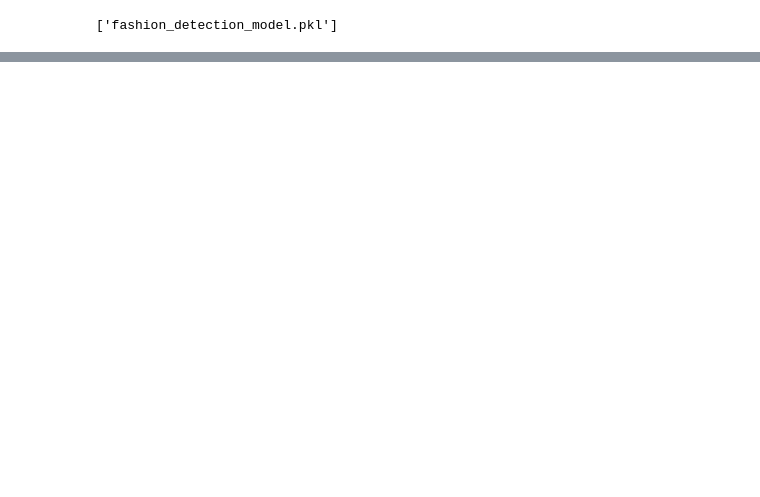
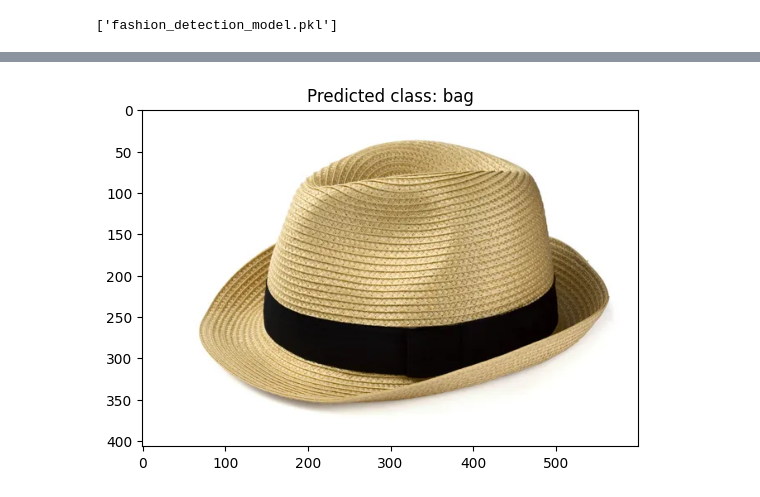
Before and after one commit to bl33h/fashionDetection, a Jupyter notebook: src/FashionDetection.ipynb, the cells around one changed output, grey strips where cells are left out. Drawn from its saved outputs; the diff is of its cells as text; code cells hidden in the pictures; blank space fills up the shorter version.

Commit message:
[feat] demos

```diff
--- a/src/FashionDetection.ipynb
+++ b/src/FashionDetection.ipynb
@@ -159,0 +162,19 @@ joblib.dump(model, 'fashion_detection_model.pkl')
+# %%
+# import model
+import dill
+
+with open('fashion_detection_model.pkl', 'rb') as file:
+    model = dill.load(file)
+# %%
+# prepare images for prediction
+import cv2
+import numpy as np
+import matplotlib.pyplot as plt
+
+# preprocess image without bounding box
+def preprocess_image(image_path, target_size=(128, 128)):
+    image = cv2.imread(image_path)
+    image = cv2.cvtColor(image, cv2.COLOR_BGR2RGB)
+    resized_image = cv2.resize(image, target_size)  # Resize the full image
+    normalized_image = resized_image / 255.0
+    return np.expand_dims(normalized_image, axis=0)  # Add batch dimension
@@ -159,0 +285,22 @@ joblib.dump(model, 'fashion_detection_model.pkl')
+# %%
+# make prediction
+image_path = 'demoImages/hat.jpg'
+
+# preprocess image
+input_image = preprocess_image(image_path)
+
+# predict
+prediction = model.predict(input_image)
+predicted_label = np.argmax(prediction)  # gets label with highest probability
+
+# maps label to class
+label_map_inv = {v: k for k, v in label_map.items()}
+predicted_class = label_map_inv[predicted_label]
+
+# visualize the image result
+image = cv2.imread(image_path)
+image = cv2.cvtColor(image, cv2.COLOR_BGR2RGB)
+plt.imshow(image)
+plt.title(f"Predicted class: {predicted_class}")
+plt.show()
+# %% [output]
@@ -159,0 +308 @@ joblib.dump(model, 'fashion_detection_model.pkl')
+[figure, added]
```
Also changed, not shown: parts of 13 cells of this notebook, 6 other files.
